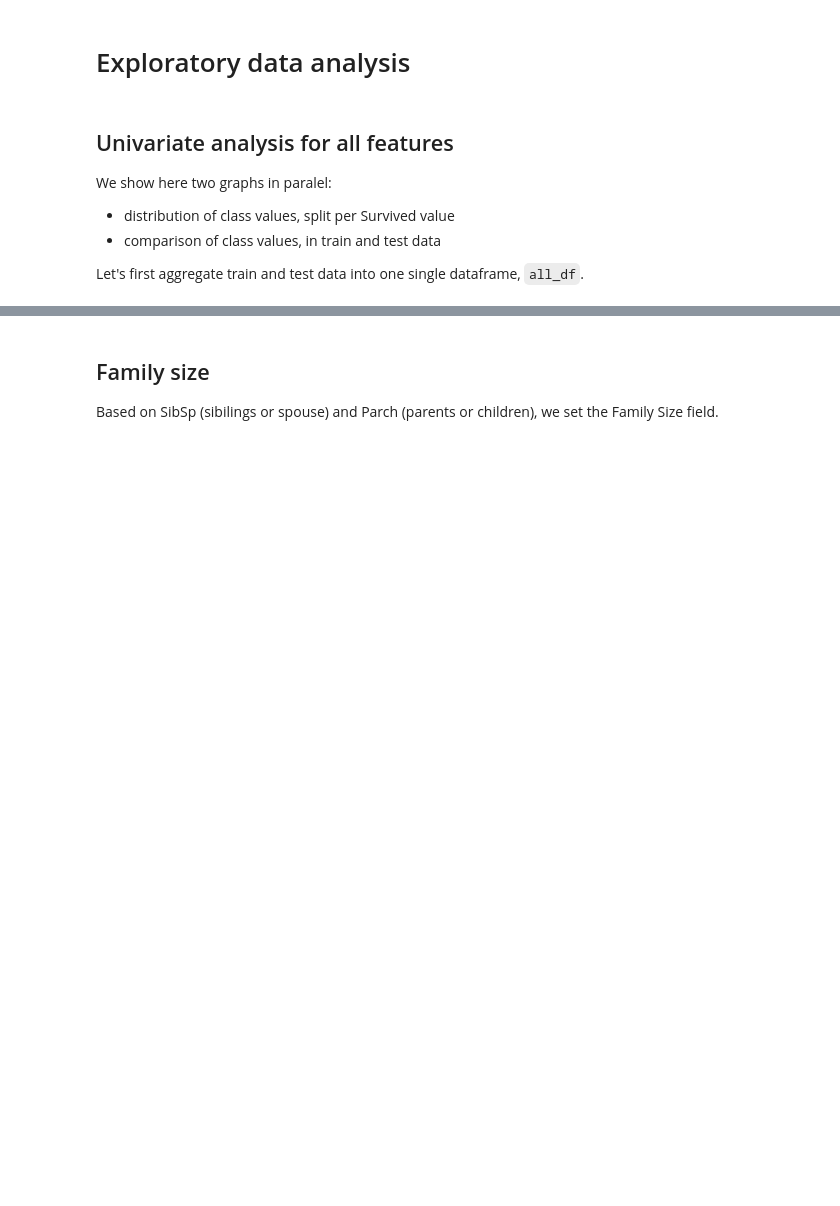
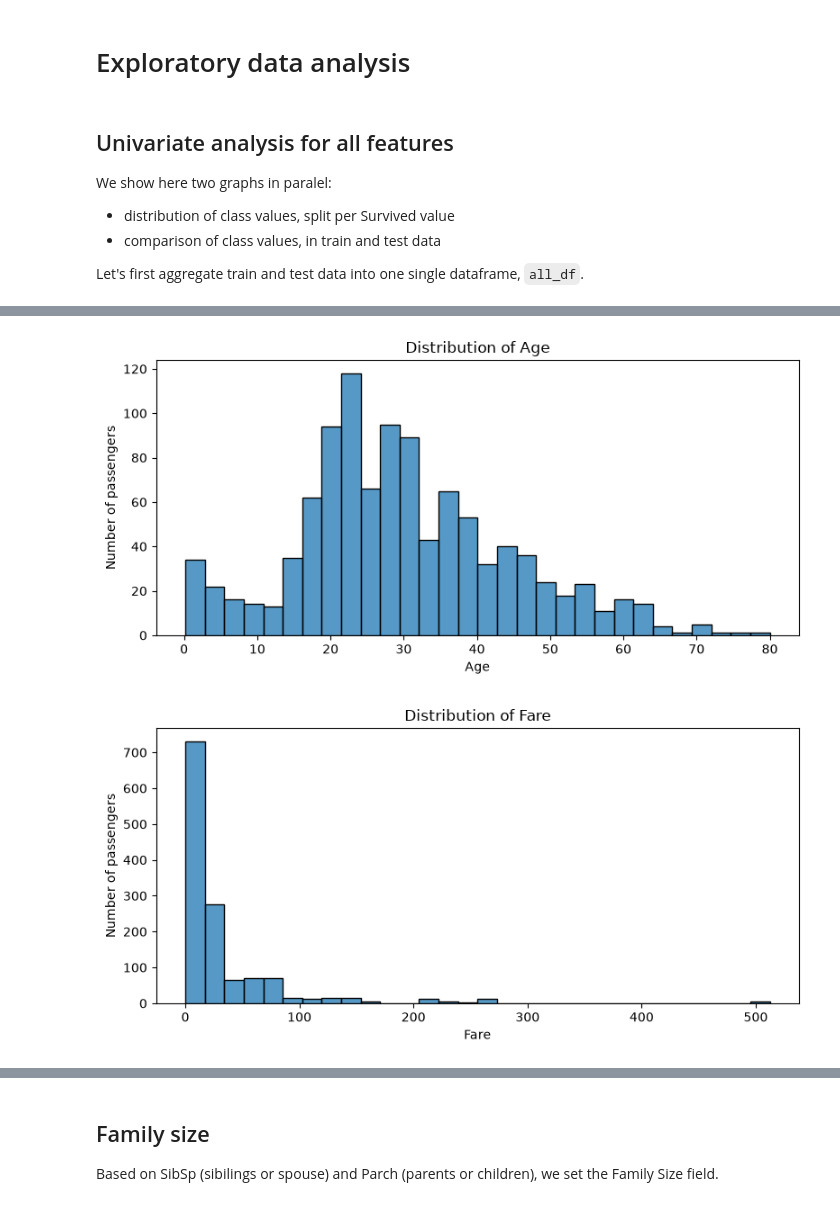
Before and after one commit to duyitian0320-maker/ps1_ex4_nb_to_repo, a Jupyter notebook: Titanic Data Journey.ipynb, the cells around one changed output, grey strips where cells are left out. Saved outputs shown, nothing was run; the diff lists cells and outputs as text; code cells hidden in the pictures; blank space fills up the shorter version.

```diff
--- a/Titanic Data Journey.ipynb
+++ b/Titanic Data Journey.ipynb
@@ -230,4 +256,10 @@ plt.show()
 # %%
 # Plot distribution pairs for Age and Fare
+for column in ["Age", "Fare"]:
+    plot_distribution(all_df, column)
+    plt.show()
+# %% [output]
+[figure, added]
+[figure, added]
 # %%
 # Plot distribution pairs for Age and Fare using "Survived" as hue
```
Also changed, not shown: parts of 44 cells of this notebook, 5 other files.
